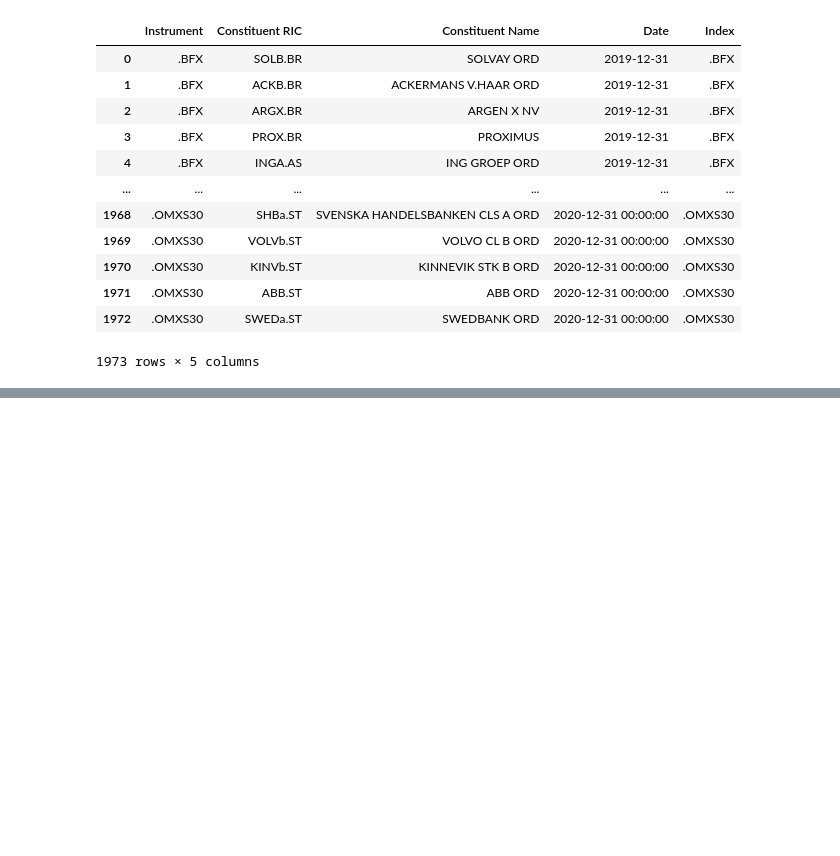
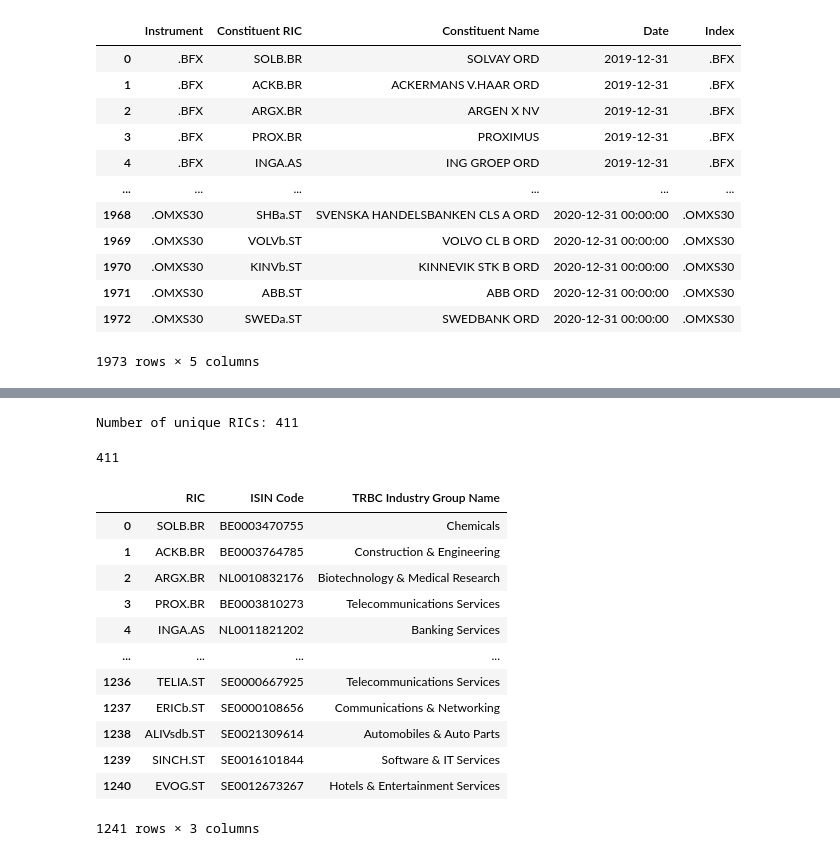
Before and after one commit to chalakorn49265/Statistical-Arbitrage-Group9, a Jupyter notebook: all_data.ipynb, the cells around one changed output, grey strips where cells are left out. Cells and saved outputs as stored; diff of their text form; code cells hidden in the pictures; blank space fills up the shorter version.

```diff
--- a/all_data.ipynb
+++ b/all_data.ipynb
@@ -216,0 +362,25 @@ combined_df.to_csv('all_data.csv', index=False)
+# %%
+# Count unique RICs
+print(f"Number of unique RICs: {namelist['RIC'].nunique()}")
+# %% [output]
+Number of unique RICs: 411
+# %%
+ind_isin['RIC'].nunique()
+# %% [output]
+411
+# %%
+ind_isin
+# %% [output]
+|  | RIC | ISIN Code | TRBC Industry Group Name |
+| 0 | SOLB.BR | BE0003470755 | Chemicals |
+| 1 | ACKB.BR | BE0003764785 | Construction & Engineering |
+| 2 | ARGX.BR | NL0010832176 | Biotechnology & Medical Research |
+| 3 | PROX.BR | BE0003810273 | Telecommunications Services |
+| 4 | INGA.AS | NL0011821202 | Banking Services |
+| ... | ... | ... | ... |
+| 1236 | TELIA.ST | SE0000667925 | Telecommunications Services |
+| 1237 | ERICb.ST | SE0000108656 | Communications & Networking |
+| 1238 | ALIVsdb.ST | SE0021309614 | Automobiles & Auto Parts |
+| 1239 | SINCH.ST | SE0016101844 | Software & IT Services |
+| 1240 | EVOG.ST | SE0012673267 | Hotels & Entertainment Services |
+1241 rows × 3 columns
```
Also changed, not shown: parts of 8 cells of this notebook, 3 other files.
